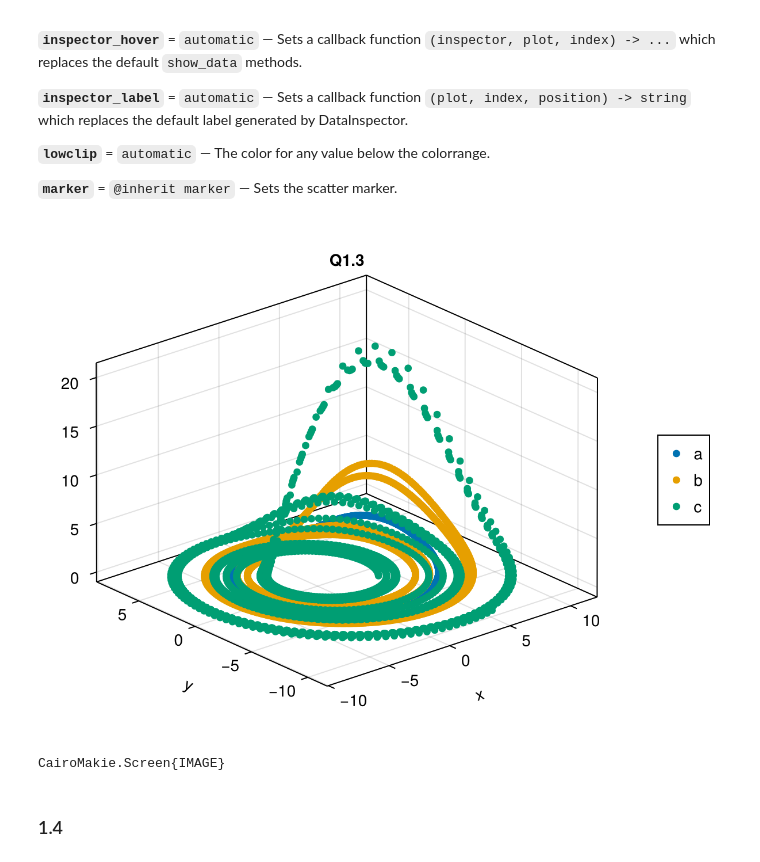
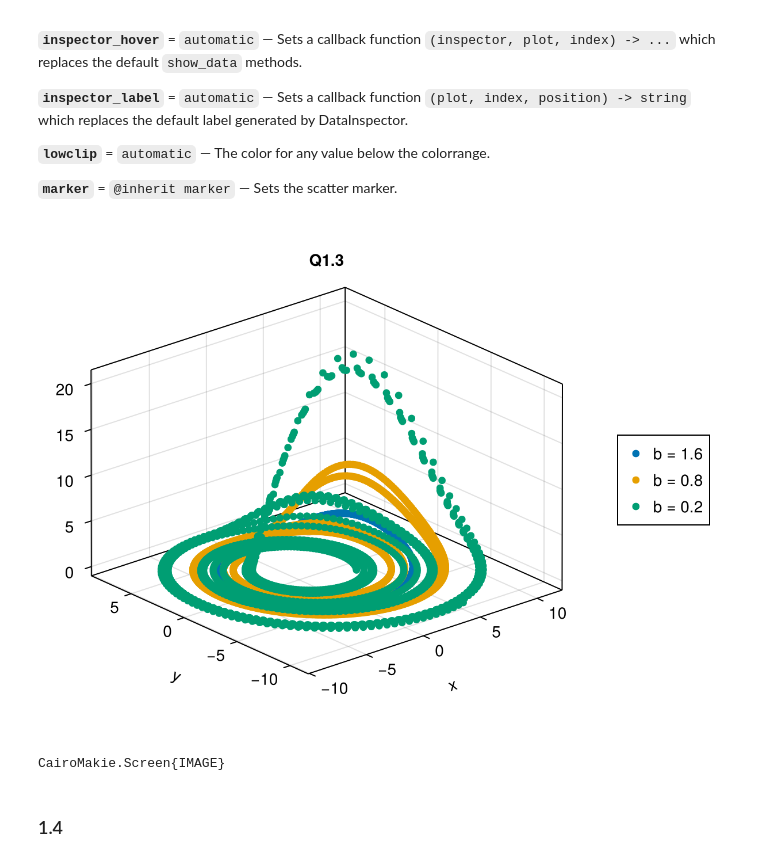
Before and after one commit to SCWalker22/MTH3039, a Jupyter notebook: CW1.ipynb, the cells around one changed output. Drawn from its saved outputs; the diff is of its cells as text; code cells hidden in the pictures.

```diff
--- a/CW1.ipynb
+++ b/CW1.ipynb
@@ -113,25 +115,25 @@ The plot type alias for the `scatter` function is `Scatter`.
 # %%
 b_vals = [1.6, 0.8, 0.2]
 colours = ["red", "green", "blue"]
 graphs = []
 
 fig = Figure()
 ax = Axis3(fig[1, 1]; title = "Q1.3")
 
 for b in b_vals
     p0 = [0.2, b, 5.7]
     u0 = [5.2, 0, 0]
     q1vals = CoupledODEs(q1, u0, p0)
     total_time = 100
     X, t = trajectory(q1vals, total_time; Ttr = 1000, Δt = 0.05)
     graph = scatter!(ax, X)
     push!(graphs, graph)
 end
 
-Legend(fig[1, 2], graphs, ["a", "b", "c"])
+Legend(fig[1, 2], graphs, ["b = 1.6", "b = 0.8", "b = 0.2"])
 display(fig)
 # %% [output]
-[figure, old version]
+[figure, new version]
 CairoMakie.Screen{IMAGE}
 # %% [markdown]
 ### 1.4
```
Also changed, not shown: parts of 12 cells of this notebook, 1 other file.
